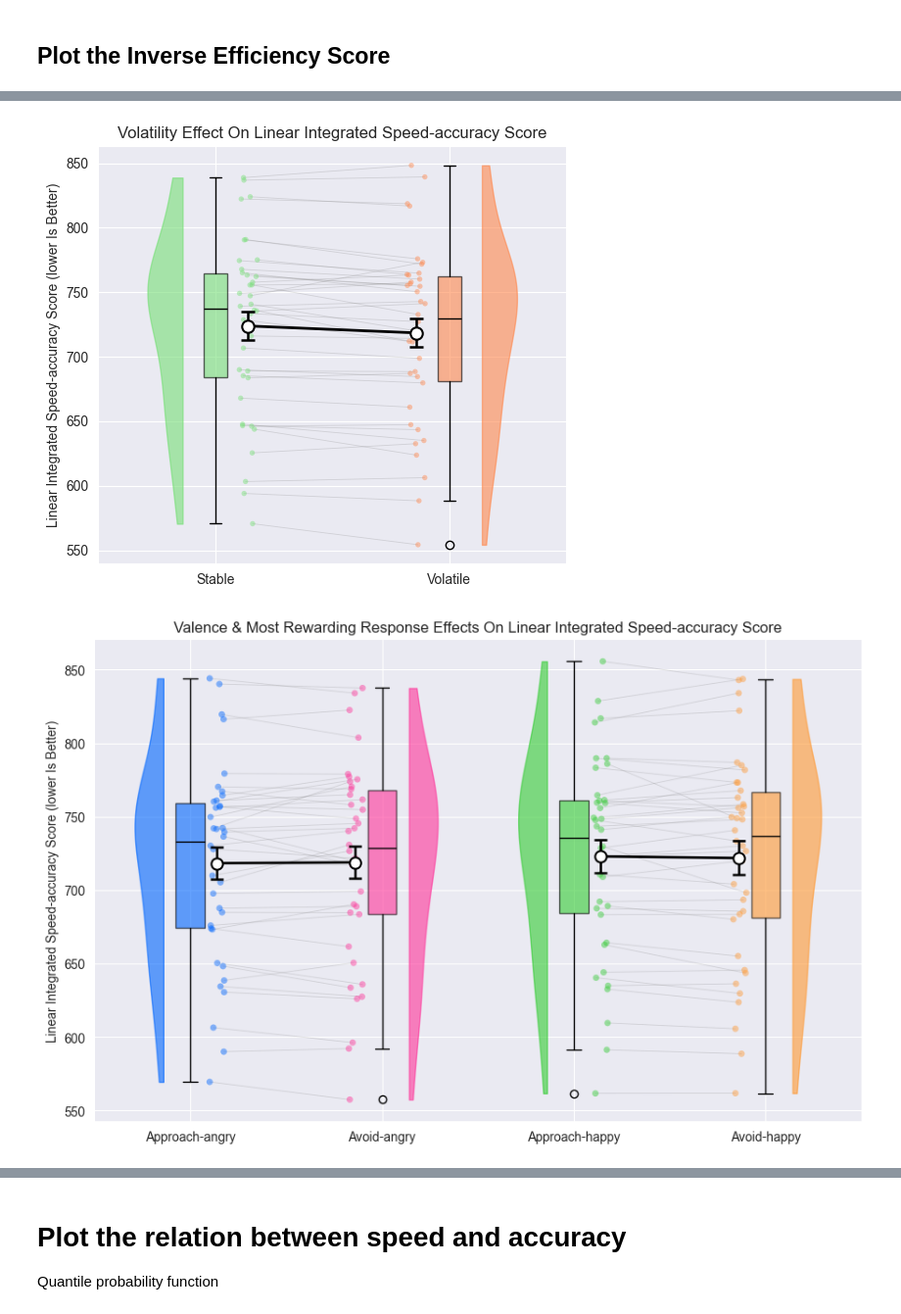
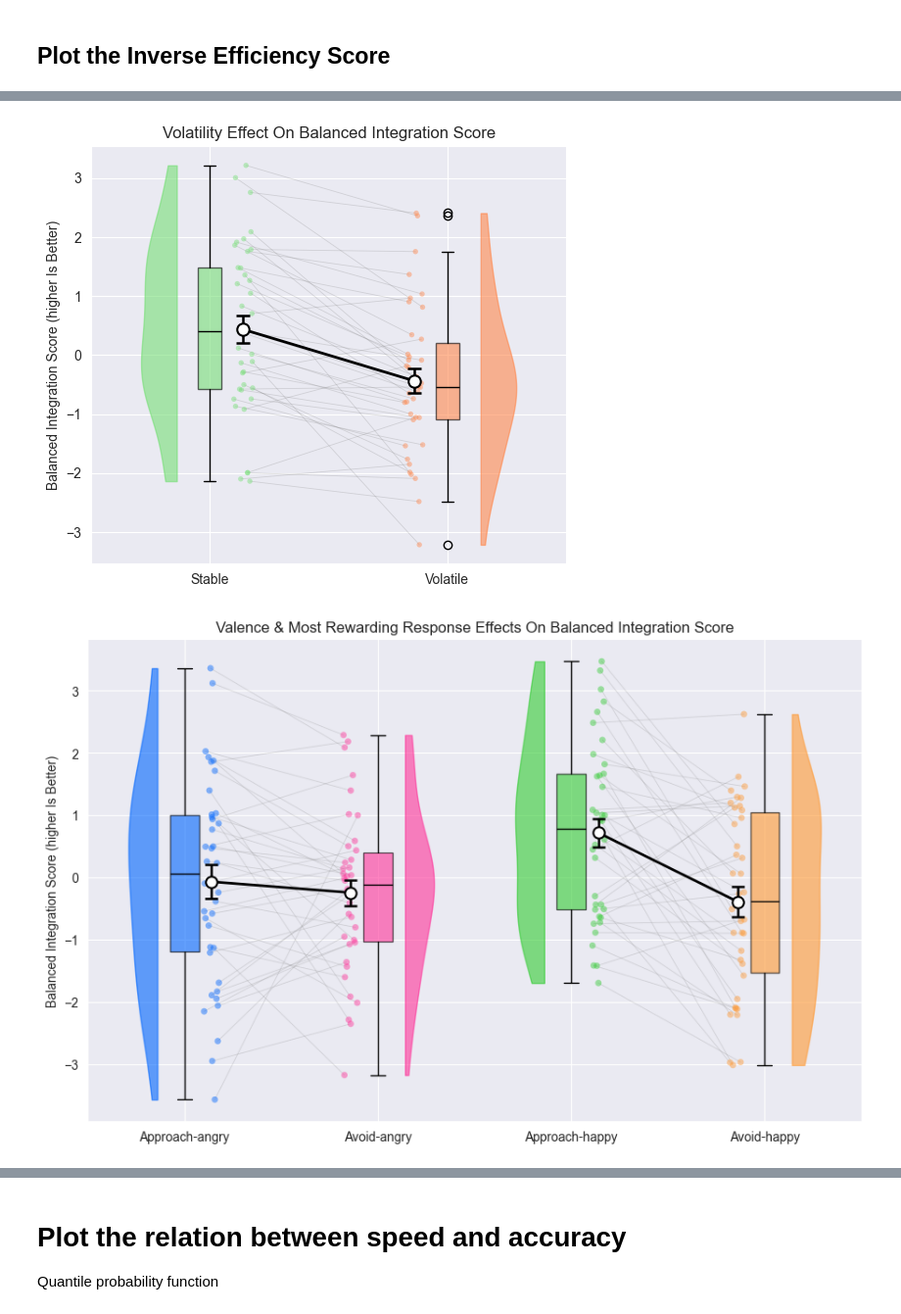
Before and after one commit to KTZ228/phd_1_analysis, a Jupyter notebook: analyses_behavioural/standard parameters/speed-accuracy_analysis.ipynb, the cells around one changed output, grey strips where cells are left out. Shown at 98% size. Saved outputs shown, nothing was run; the diff lists cells and outputs as text; code cells hidden in the pictures.

Commit message:
Small bug fix and replaced LISAS by BIS

```diff
--- a/analyses_behavioural/standard parameters/speed-accuracy_analysis.ipynb
+++ b/analyses_behavioural/standard parameters/speed-accuracy_analysis.ipynb
@@ -30,8 +30,8 @@ elif dataset == 'pilot':
     unique_subject_ids = [5, 10, 14, 15, 16, 20, 22, 23, 25, 28, 29, 37, 38]
     unique_sessions = [2, 3, 4]
 elif dataset=='speakup':
-    raw_output_path = '/Volumes/project/3025011.01/4kenneth/SpeakUp!2.0/experiment_output'
-    unique_subject_ids = [2, 3, 5, 6, 7, 8, 9, 11, 12, 13, 14, 15, 16, 17, 18, 19, 20, 21, 22, 23, 25]
+    raw_output_path = '/Volumes/project/3025011.01/4kenneth/190526/raw'
+    unique_subject_ids = [2, 3, 5, 6, 7, 8, 9, 11, 12, 13, 14, 15, 16, 17, 18, 19, 20, 21, 22, 23, 25, 26, 27, 28, 29, 30, 31, 32, 33, 34, 35, 36, 37, 38, 39, 40, 41, 42, 43, 44, 46, 47, 48, 49, 50, 51, 53]
     unique_sessions = [3]
 elif dataset=='africa':
     raw_output_path = '/Volumes/project/3025011.01/4kenneth/RL_task-speakup_version_martin_southafrica/experiment_output'
@@ -209,18 +209,18 @@ Linear Integrated Speed-Accuracy Score = mean RT in condition j (ms) + overall R
 # %%
-LISAS_dataframe_congruency = utils.analysis_functions.calculate_LISAS(combined_results_dataframe, ['congruency'])
-LISAS_dataframe_volatility = utils.analysis_functions.calculate_LISAS(combined_results_dataframe, ['volatility'])
-LISAS_dataframe_congruency_split = utils.analysis_functions.calculate_LISAS(combined_results_dataframe, ['valence','most_rewarding_response'])
-LISAS_dataframe_congruency_volatility_split = utils.analysis_functions.calculate_LISAS(combined_results_dataframe, ['valence', 'most_rewarding_response', 'volatility'])
+BIS_dataframe_congruency = utils.analysis_functions.calculate_BIS(combined_results_dataframe, ['congruency'])
+BIS_dataframe_volatility = utils.analysis_functions.calculate_BIS(combined_results_dataframe, ['volatility'])
+BIS_dataframe_congruency_split = utils.analysis_functions.calculate_BIS(combined_results_dataframe, ['valence','most_rewarding_response'])
+BIS_dataframe_congruency_volatility_split = utils.analysis_functions.calculate_BIS(combined_results_dataframe, ['valence', 'most_rewarding_response', 'volatility'])
 # %%
 # Participants might show a propensity for win-cues, letting the positive cues entangle with the positive feedback. Koutsompari et al. (2025) describe this as a perseveration bias
 
 # Single-pass aggregation & reshape
 combined_results_pivoted = (
-    LISAS_dataframe_congruency
+    BIS_dataframe_congruency
     .pivot_table(
         index=['subject_id', 'session'],
         columns='congruency',
-        values='LISAS',
+        values='BIS',
         aggfunc='mean'
     )
     .reset_index()
@@ -234,7 +234,7 @@ utils.plotting_functions.paired_raincloud(
     labels=['congruent', 'incongruent'],
     flip=['left','right'],
     output_dir=output_dir,
-    ylabel_name='linear integrated speed-accuracy score (lower is better)',
-    plot_name='congruency effect on linear integrated speed-accuracy score'
+    ylabel_name='balanced integration score (higher is better)',
+    plot_name='congruency effect on balanced integration score'
 );
 # %% [output]
@@ -245,11 +245,11 @@ if dataset!='africa':
 
     # Single-pass aggregation & reshape
     combined_results_pivoted = (
-        LISAS_dataframe_volatility
+        BIS_dataframe_volatility
         .pivot_table(
             index=['subject_id', 'session'],
             columns='volatility',
-            values='LISAS',
+            values='BIS',
             aggfunc='mean'
         )
         .reset_index()
@@ -263,43 +263,43 @@ if dataset!='africa':
         labels=['stable', 'volatile'],
         flip=['left','right'],
         output_dir=output_dir,
-        ylabel_name='linear integrated speed-accuracy score (lower is better)',
-        plot_name='volatility effect on linear integrated speed-accuracy score',
+        ylabel_name='balanced integration score (higher is better)',
+        plot_name='volatility effect on balanced integration score',
         colours=['#77DF77', '#FF884D']
     );
 # %% [output]
-[figure, old version]
+[figure, new version]
 # %%
 if dataset!='africa':
     # Single-pass aggregation & reshape
     combined_results_pivoted = (
-        LISAS_dataframe_congruency_split
+        BIS_dataframe_congruency_split
         .pivot_table(
             index=['subject_id', 'session'],
             columns=['valence', 'most_rewarding_response'],
-            values='LISAS',
+            values='BIS',
             aggfunc='mean'
         )
         .reset_index()
     )
     combined_results_pivoted.columns = [
         '_'.join(str(x) for x in col if x)
         for col in combined_results_pivoted.columns
     ]
 
     # Plot the two groups using a raincloud plot
     utils.plotting_functions.paired_raincloud(
         combined_results_pivoted,
         columns=['angry_approach','angry_avoid','happy_approach','happy_avoid'],
         labels=['approach-angry','avoid-angry','approach-happy','avoid-happy'],
         flip=['left','right','left','right'],
         connect_pairs=[(0, 1), (2, 3)],
         output_dir=output_dir,
-        ylabel_name='linear integrated speed-accuracy score (lower is better)',
-        plot_name='valence & most rewarding response effects on linear integrated speed-accuracy score'
+        ylabel_name='balanced integration score (higher is better)',
+        plot_name='valence & most rewarding response effects on balanced integration score'
     );
 # %% [output]
-[figure, old version]
+[figure, new version]
 # %%
 if dataset!='africa':
     # Single-pass aggregation & reshape
```
Also changed, not shown: parts of 8 cells of this notebook, 5 other files.
